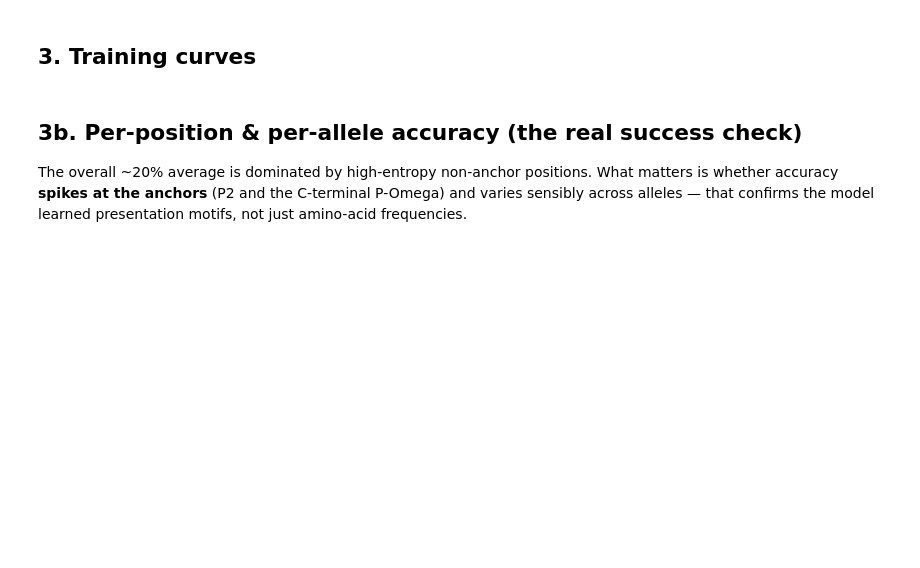
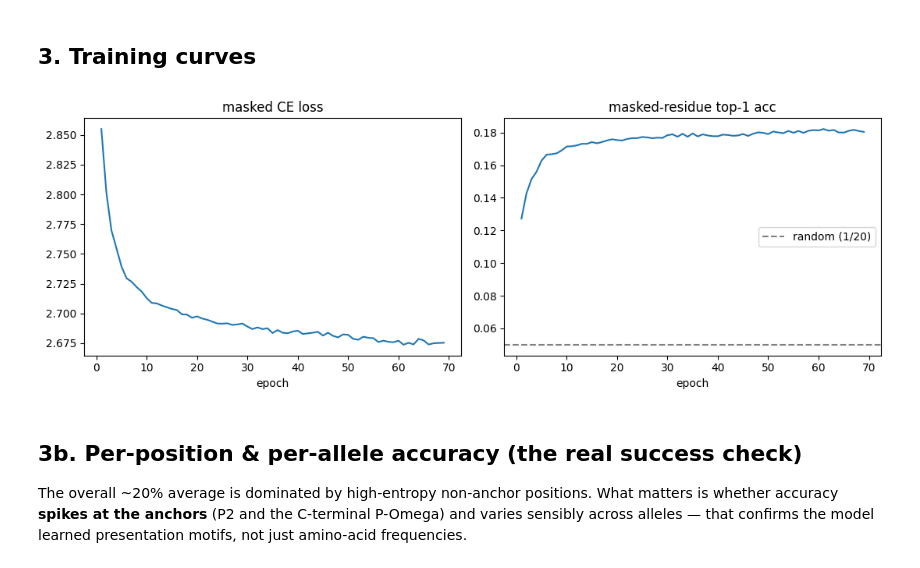
Before and after one commit to 92kunheekim/tcrpmhc_pose_binding, a Jupyter notebook: notebooks/pretrain_peptide.ipynb, the cells around one changed output. Drawn from its saved outputs; the diff is of its cells as text; code cells hidden in the pictures; blank space fills up the shorter version.

```diff
--- a/notebooks/pretrain_peptide.ipynb
+++ b/notebooks/pretrain_peptide.ipynb
@@ -47,7 +53,7 @@ ESM_CACHE = f'{PROC}/esm_a1a2_cache.npz'                          # computed onc
 ESM_MAXLEN = 190     # a1a2 groove is ~182 AA -> embed the full groove (no truncation)
 PEP_MIN, PEP_MAX = 8, 11   # canonical class-I lengths
 ARCH    = 'transformer'    # per-position MLM (recommended); 'pooled' = legacy bottleneck
-EPOCHS  = 60
+EPOCHS  = 200
 MASK_P  = 0.15
 PATIENCE = 8
 # %% [markdown]
@@ -84,10 +138,17 @@ hist.tail()
 ## 3. Training curves
 # %%
 fig, ax = plt.subplots(1, 2, figsize=(11, 4))
-ax[0].plot(hist.epoch, hist.loss);       ax[0].set(title='masked CE loss', xlabel='epoch')
-ax[1].plot(hist.epoch, hist.masked_acc); ax[1].set(title='masked-residue top-1 acc', xlabel='epoch')
-ax[1].axhline(1/20, ls='--', c='gray', label='random (1/20)'); ax[1].legend()
-plt.tight_layout(); plt.savefig(f'{PRETRAIN_DIR}/pep_pretrain_curves.png', dpi=150); plt.show()
+ax[0].plot(hist.epoch, hist.loss)
+ax[0].set(title='masked CE loss', xlabel='epoch')
+ax[1].plot(hist.epoch, hist.masked_acc)
+ax[1].set(title='masked-residue top-1 acc', xlabel='epoch')
+ax[1].axhline(1/20, ls='--', c='gray', label='random (1/20)')
+ax[1].legend()
+plt.tight_layout()
+plt.savefig(f'{PRETRAIN_DIR}/pep_pretrain_curves.png', dpi=150)
+plt.show()
+# %% [output]
+[figure, added]
 # %% [markdown]
 ## 3b. Per-position & per-allele accuracy (the real success check)
 
```
Also changed, not shown: parts of 7 cells of this notebook.
